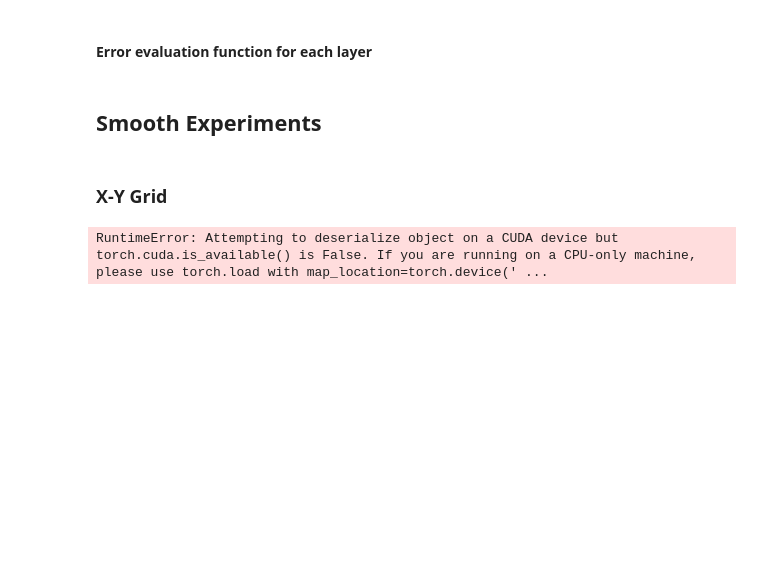
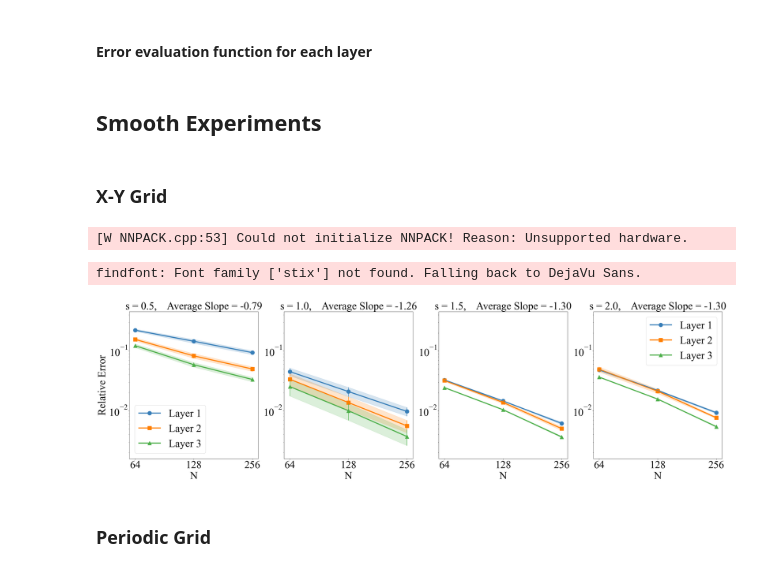
Before and after one commit to mtrautner/BoundFNO, a Jupyter notebook: analysis/paper_plots_trained.ipynb, the cells around one changed output. Drawn from its saved outputs; the diff is of its cells as text; code cells hidden in the pictures; blank space fills up the shorter version.

```diff
--- a/analysis/paper_plots_trained.ipynb
+++ b/analysis/paper_plots_trained.ipynb
@@ -120,11 +120,11 @@ def get_err_norms_trained(s,model_name, sizes = [32, 64, 128, 256],dup_input = T
 
     return all_err, true_norms
 # %%
-def evaluate_model_trained(model_name,s_vals,sizes):
+def evaluate_model_trained(model_name,s_vals,sizes,dup_input = True):
     all_err_s = []
     true_norms_s = []
     for s in s_vals:
-        all_err, true_norms = get_err_norms_trained(s,model_name,sizes=sizes)
+        all_err, true_norms = get_err_norms_trained(s,model_name,sizes=sizes,dup_input=dup_input)
         all_err_s.append(all_err)
         true_norms_s.append(true_norms)
 
@@ -200,4 +200,11 @@ model_name = config['model_name']
 all_err_s_xy, true_norms_s_xy = evaluate_model_trained(model_name,s_vals,sizes)
 all_err_s_norm_xy = normalize_err(all_err_s_xy,true_norms_s_xy)
 # %% [output]
-RuntimeError: Attempting to deserialize object on a CUDA device but torch.cuda.is_available() is False. If you are running on a CPU-only machine, please use torch.load with map_location=torch.device(' ...
+[W NNPACK.cpp:53] Could not initialize NNPACK! Reason: Unsupported hardware.
+# %%
+plot_err_vs_N(all_err_s_norm_xy,plot_sizes,'err_vs_N_trained_smooth_xy')
+# %% [output]
+findfont: Font family ['stix'] not found. Falling back to DejaVu Sans.
+[figure, added]
+# %% [markdown]
+### Periodic Grid
```
Also changed, not shown: parts of 9 cells of this notebook, 3 other files.
